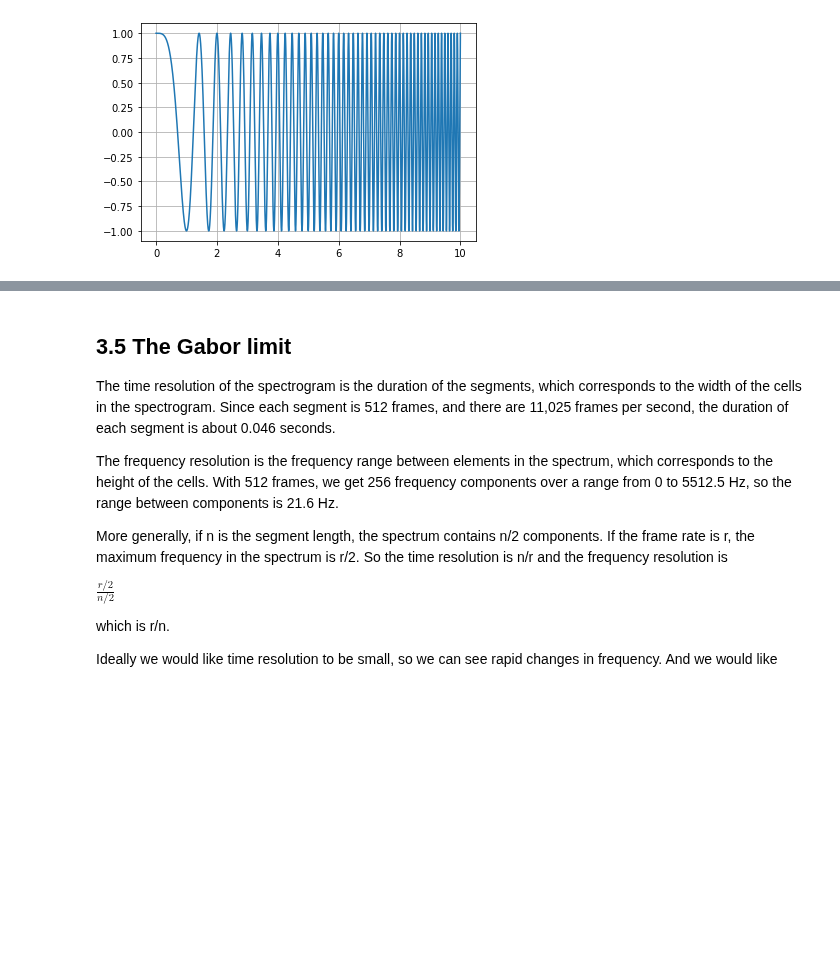
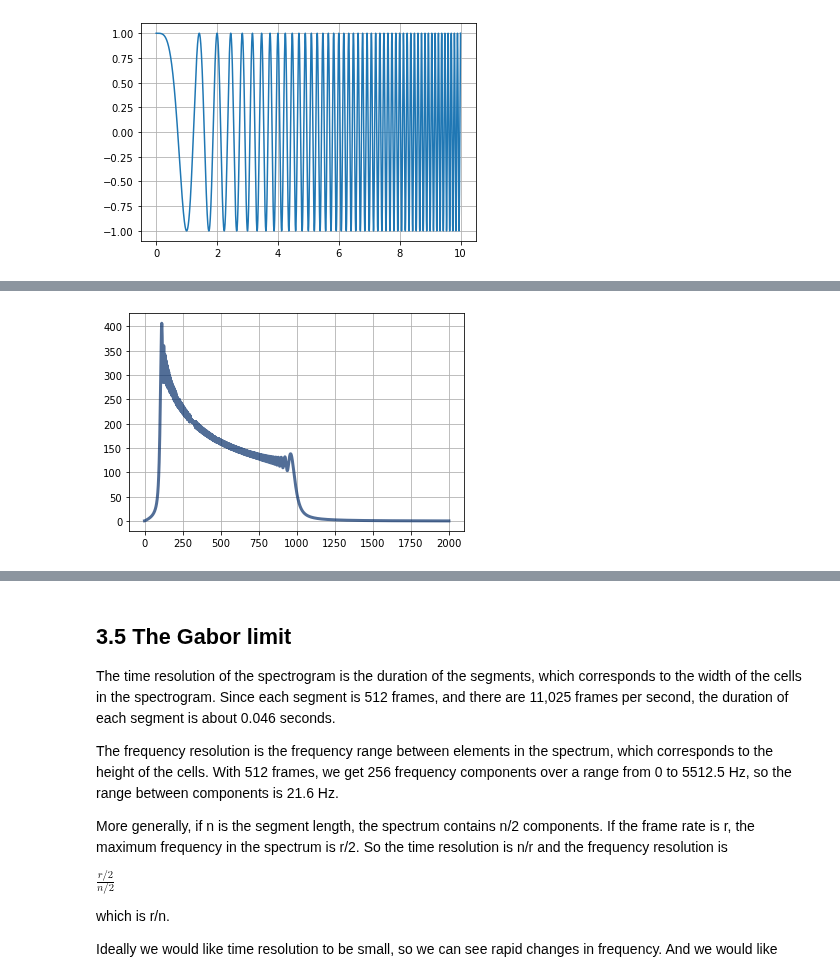
Before and after one commit to renyuanL/_ryDsp2020, a Jupyter notebook: code/ch03.ipynb, the cells around one changed output, grey strips where cells are left out. Saved outputs shown, nothing was run; the diff lists cells and outputs as text; code cells hidden in the pictures; blank space fills up the shorter version.

```diff
--- a/code/ch03.ipynb
+++ b/code/ch03.ipynb
@@ -290,0 +439,14 @@ You can listen to these examples in chap03.ipynb and compare the linear and expo
+# %%
+class RyExpoChirp(RyChirp):
+    """Represents a signal with varying frequency."""
+
+    def evaluate(self, ts):
+        """Evaluates the signal at the given times.
+
+        ts: float array of times
+
+        returns: float wave array
+        """
+        start, end = np.log10(self.start), np.log10(self.end)
+        freqs = np.logspace(start, end, len(ts) - 1)
+        return self._evaluate(ts, freqs)
@@ -313,0 +503,8 @@ The spectrum gives hints about the structure of the signal, but it obscures the
+# %%
+x = RyExpoChirp(start=100, end=1000)
+w = x.make_wave(duration=1)
+s = w.make_spectrum()
+s.plot(high=2000)
+pl.grid()
+w.make_audio()
+# %% [output]
@@ -314,3 +512,4 @@ The spectrum gives hints about the structure of the signal, but it obscures the
+[figure, added]
 # %% [markdown]
 ## 3.4  Spectrogram
 
```
Also changed, not shown: parts of 24 cells of this notebook, 1 other file.
